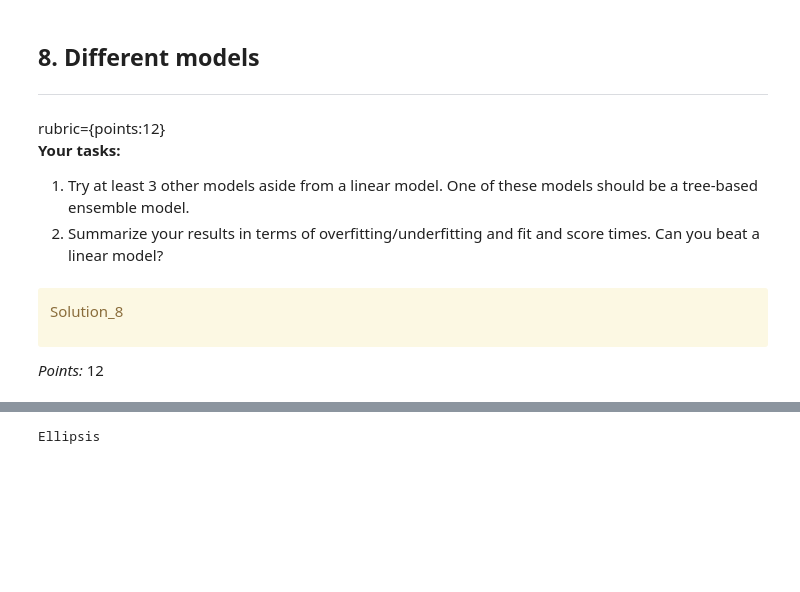
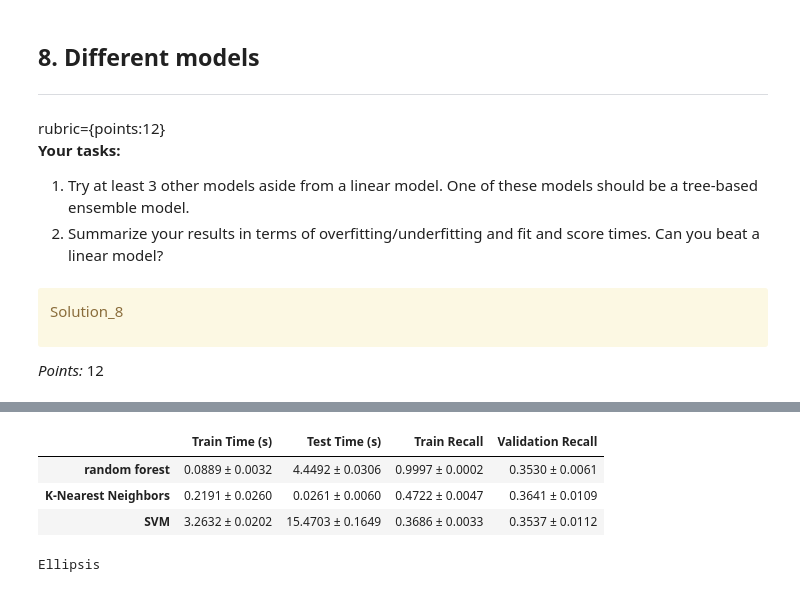
Before and after one commit to hhdning21/credit_card_default_classification, a Jupyter notebook: hw5.ipynb, the cells around one changed output, grey strips where cells are left out. Drawn from its saved outputs; the diff is of its cells as text; code cells hidden in the pictures; blank space fills up the shorter version.

```diff
--- a/hw5.ipynb
+++ b/hw5.ipynb
@@ -690,3 +679,48 @@ Ellipsis
+# %%
+# 1. Random Forest (Tree-based ensemble model)
+
+pipeline_rf = make_pipeline(
+    ct, RandomForestClassifier(class_weight="balanced", random_state=123)
+)
+
+# 2. K-nearest neighbors
+pipeline_knn = make_pipeline(
+     ct, KNeighborsClassifier()
+)
+
+# 3. Support Vector machine
+pipeline_svm = make_pipeline(ct, SVC())
+
+classifiers = {
+    "random forest": pipeline_rf,
+    'K-Nearest Neighbors': pipeline_knn,
+    "SVM": pipeline_svm,
+
+}
+# %%
+results = {}
+for (name, model) in classifiers.items():
+    results[name] = cross_validate(
+        model, X_train, y_train, return_train_score=True, scoring = recall_scorer
+    )
+
+formatted_results = {}
+for name, result in results.items():
+    formatted_results[name] = {
+        "Train Time (s)": f"{np.mean(result['score_time']):.4f} ± {np.std(result['score_time']):.4f}",
+        "Test Time (s)": f"{np.mean(result['fit_time']):.4f} ± {np.std(result['fit_time']):.4f}",
+        "Train Recall": f"{np.mean(result['train_score']):.4f} ± {np.std(result['train_score']):.4f}",
+        "Validation Recall": f"{np.mean(result['test_score']):.4f} ± {np.std(result['test_score']):.4f}",
+    }
+
+
+formatted_results_df = pd.DataFrame(formatted_results).T
+formatted_results_df
+# %% [output]
+|  | Train Time (s) | Test Time (s) | Train Recall | Validation Recall |
+| random forest | 0.0889 ± 0.0032 | 4.4492 ± 0.0306 | 0.9997 ± 0.0002 | 0.3530 ± 0.0061 |
+| K-Nearest Neighbors | 0.2191 ± 0.0260 | 0.0261 ± 0.0060 | 0.4722 ± 0.0047 | 0.3641 ± 0.0109 |
+| SVM | 3.2632 ± 0.0202 | 15.4703 ± 0.1649 | 0.3686 ± 0.0033 | 0.3537 ± 0.0112 |
 # %%
 ...
 # %% [output]
```
Also changed, not shown: parts of 11 cells of this notebook.
